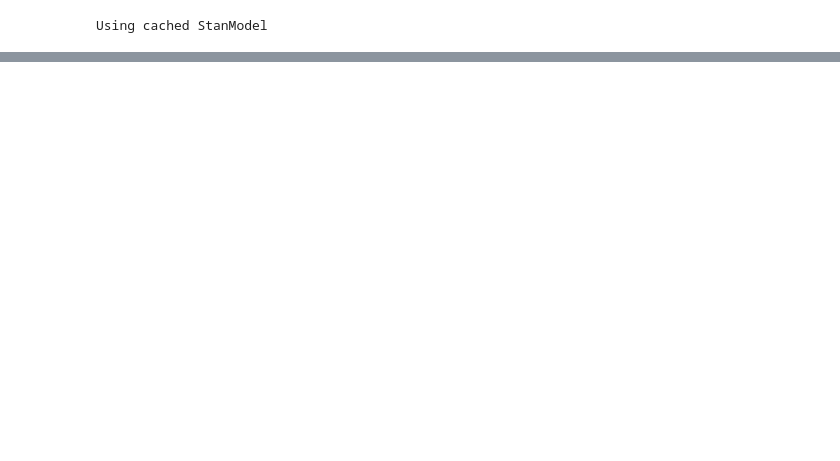
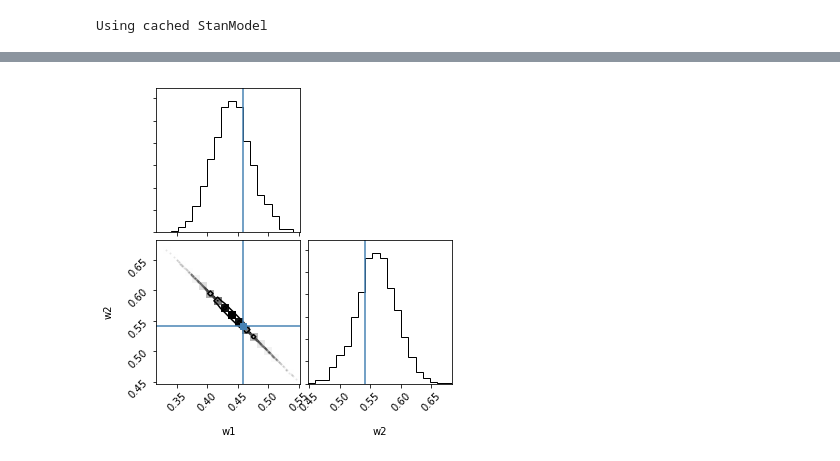
Before and after one commit to specktakel/hierarchical_nu, a Jupyter notebook: dev/statistical_model/aeff_in_rate_factor/aeff_in_rate_factor.ipynb, the cells around one changed output, grey strips where cells are left out. Saved outputs shown, nothing was run; the diff lists cells and outputs as text; code cells hidden in the pictures; blank space fills up the shorter version.

```diff
--- a/dev/statistical_model/aeff_in_rate_factor/aeff_in_rate_factor.ipynb
+++ b/dev/statistical_model/aeff_in_rate_factor/aeff_in_rate_factor.ipynb
@@ -128,0 +168,3 @@ ax.legend();
+# %%
+fit_input['extra_factor'] = 1
+fit_with = model.sampling(data = fit_input, iter = 1000, chains = 4, seed = random_seed)
@@ -128,0 +174,8 @@ ax.legend();
+# %%
+# Compare fit weight and true weight
+chain = fit_with.extract(permuted = True)
+w = chain['weight'].T
+corner.corner(np.column_stack([w[0], w[1]]), labels=['w1', 'w2'],
+              truths=[weight[0], weight[1]]);
+# %% [output]
+[figure, added]
```
Also changed, not shown: parts of 24 cells of this notebook.
